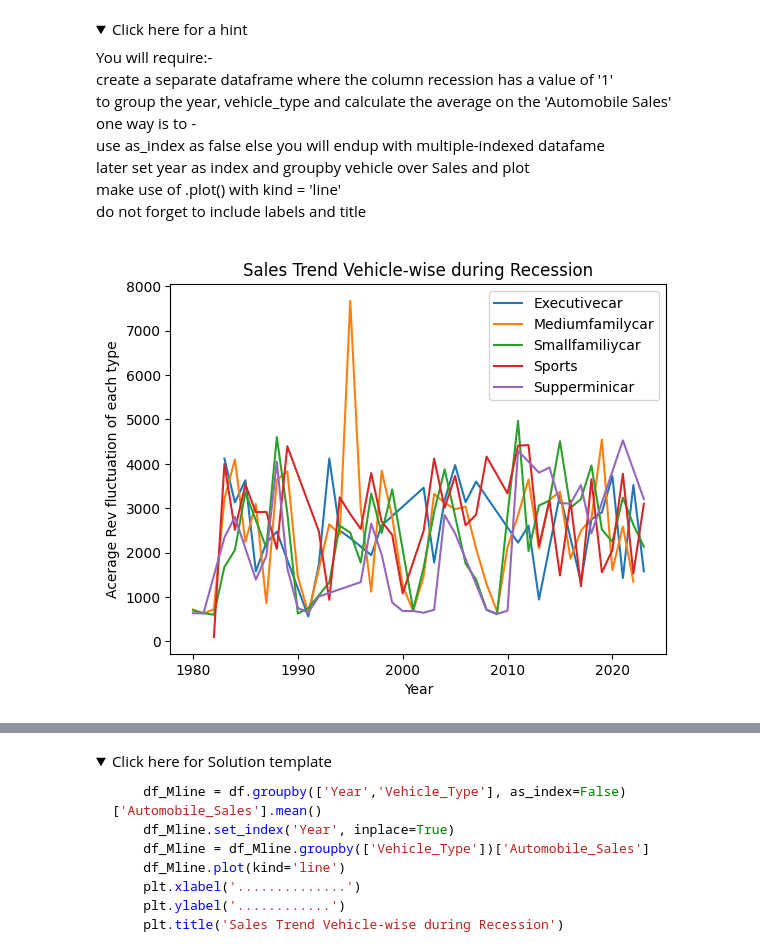
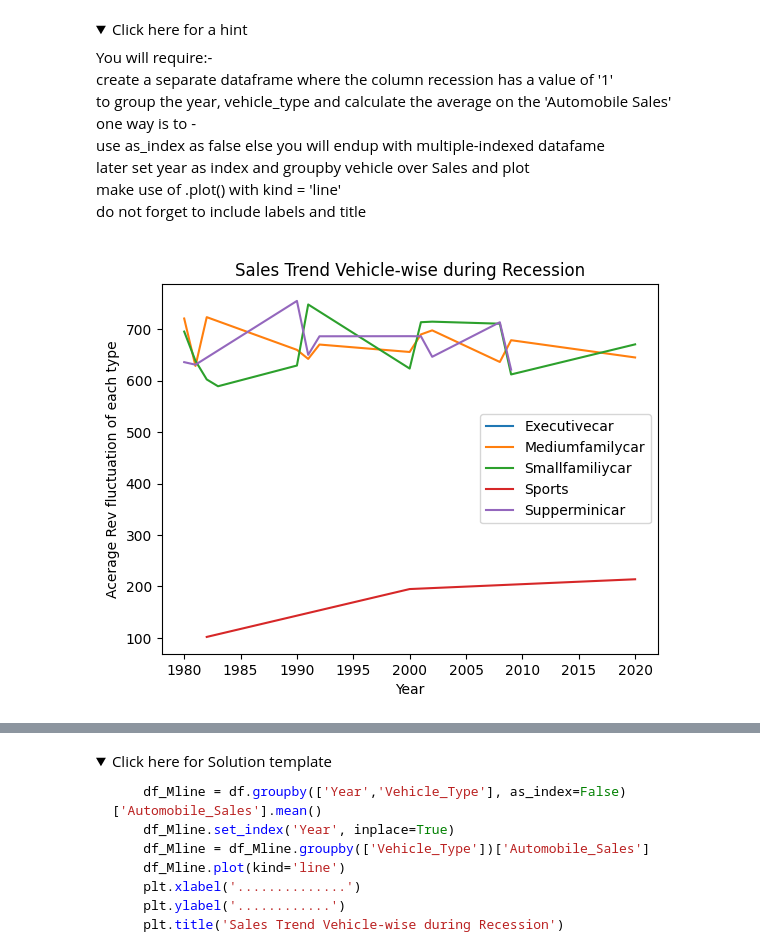
Before and after one commit to tranttha/IBM-DS-Course, a Jupyter notebook: Course 8 Data visulization with python/Module 5 Final Project /5.2 Final Project /Exercise-Final-Assignment-Part-1-20230614-1686700800.jupyterlite.ipynb, the cells around one changed output, grey strips where cells are left out. Cells and saved outputs as stored; diff of their text form; code cells hidden in the pictures; folded sections open.

```diff
--- a/Course 8 Data visulization with python/Module 5 Final Project /5.2 Final Project /Exercise-Final-Assignment-Part-1-20230614-1686700800.jupyterlite.ipynb
+++ b/Course 8 Data visulization with python/Module 5 Final Project /5.2 Final Project /Exercise-Final-Assignment-Part-1-20230614-1686700800.jupyterlite.ipynb
@@ -289,14 +292,15 @@ Save this plot as "Line_Plot_1.png"</span><br>
 </p>
 </details>
 # %%
-veh_type_trend = df.groupby(['Year','Vehicle_Type'], as_index=False)['Automobile_Sales'].mean()
+rec_data = df[df['Recession'] == 1]
+veh_type_trend =rec_data.groupby(['Year','Vehicle_Type'], as_index=False)['Automobile_Sales'].mean()
 veh_type_trend.set_index('Year', inplace=True)
 veh_type_trend = veh_type_trend.groupby(['Vehicle_Type'])['Automobile_Sales']
 veh_type_trend.plot(kind='line')
 plt.xlabel('Year')
 plt.ylabel('Acerage Rev fluctuation of each type')
 plt.title('Sales Trend Vehicle-wise during Recession')
 plt.legend()
 plt.show()
 # %% [output]
-[figure, old version]
+[figure, new version]
```
Also changed, not shown: parts of 8 cells of this notebook, 1 other file.
